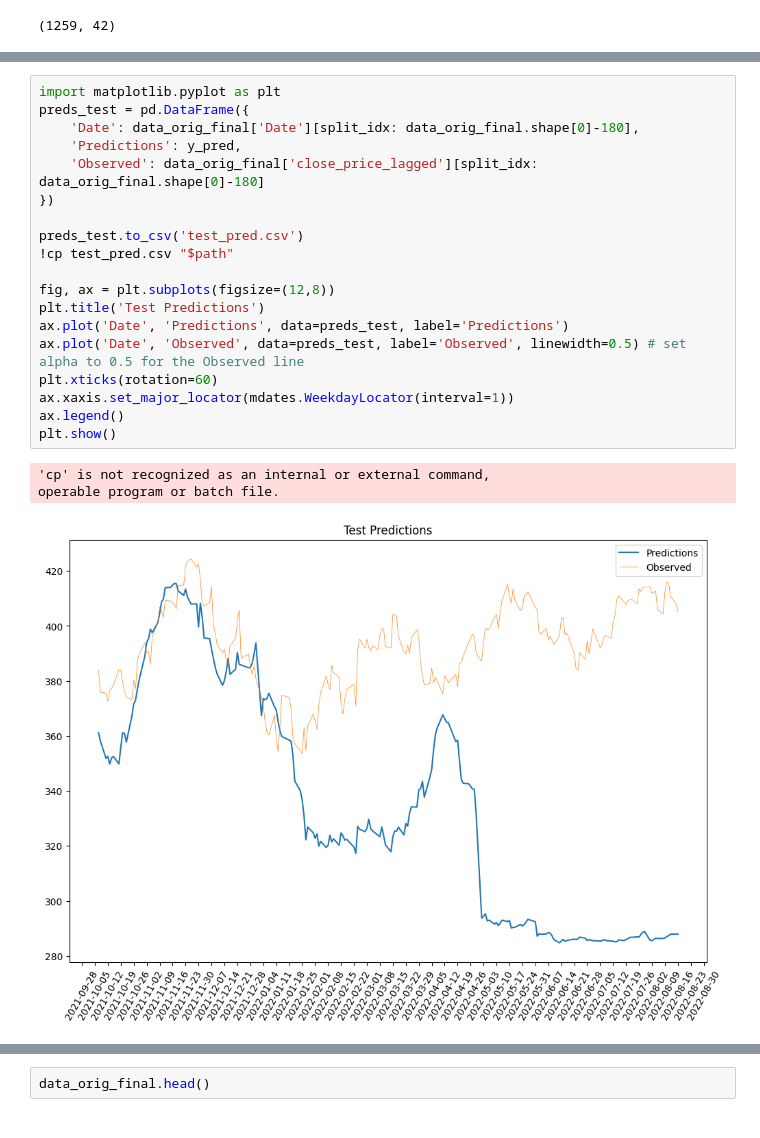
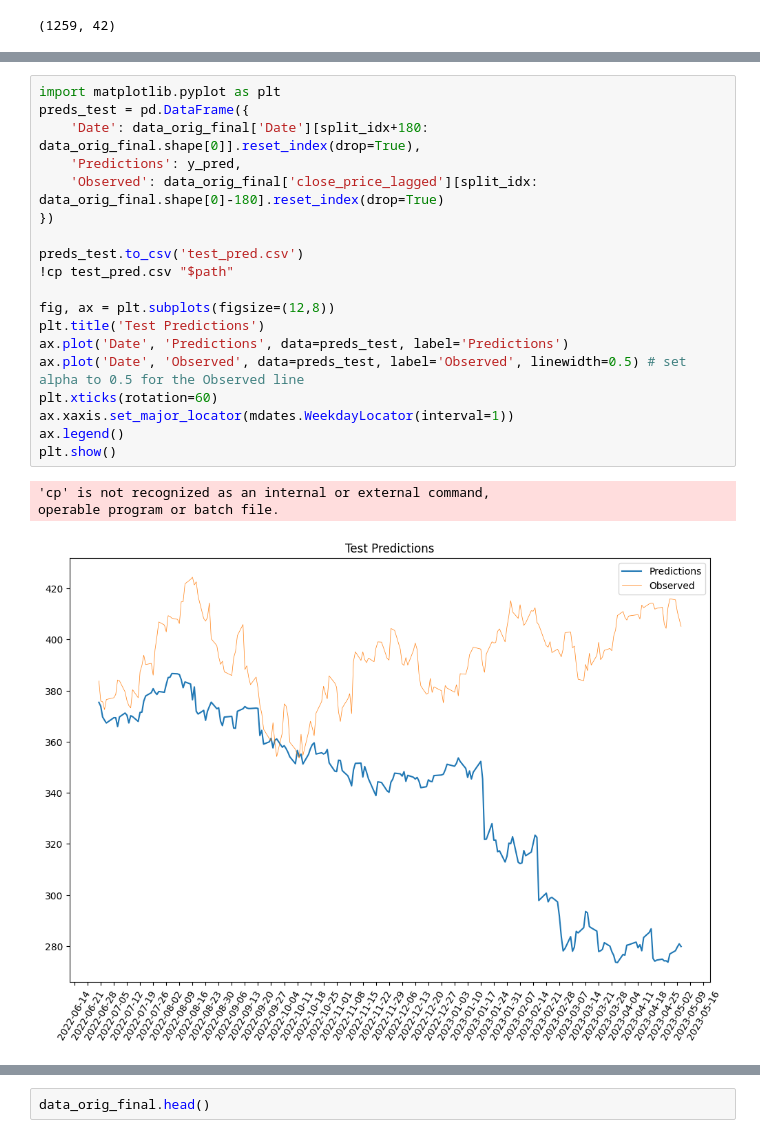
Before and after one commit to yaoyzz/Finance-LLM, a Jupyter notebook: lstm/lstm.ipynb, the cells around one changed output, grey strips where cells are left out. Cells and saved outputs as stored; diff of their text form.

```diff
--- a/lstm/lstm.ipynb
+++ b/lstm/lstm.ipynb
@@ -240,26 +269,26 @@ len(y_pred)
 # %%
 import matplotlib.pyplot as plt
 preds_test = pd.DataFrame({
-    'Date': data_orig_final['Date'][split_idx: data_orig_final.shape[0]-180],
+    'Date': data_orig_final['Date'][split_idx+180: data_orig_final.shape[0]].reset_index(drop=True),
     'Predictions': y_pred,
-    'Observed': data_orig_final['close_price_lagged'][split_idx: data_orig_final.shape[0]-180]
+    'Observed': data_orig_final['close_price_lagged'][split_idx: data_orig_final.shape[0]-180].reset_index(drop=True)
 })
 
 preds_test.to_csv('test_pred.csv')
 !cp test_pred.csv "$path"
 
 fig, ax = plt.subplots(figsize=(12,8))
 plt.title('Test Predictions')
 ax.plot('Date', 'Predictions', data=preds_test, label='Predictions')
 ax.plot('Date', 'Observed', data=preds_test, label='Observed', linewidth=0.5) # set alpha to 0.5 for the Observed line
 plt.xticks(rotation=60)
 ax.xaxis.set_major_locator(mdates.WeekdayLocator(interval=1))
 ax.legend()
 plt.show()
 # %% [output]
 'cp' is not recognized as an internal or external command,
 operable program or batch file.
-[figure, old version]
+[figure, new version]
 # %%
 # Predict next 6 months
 # Prepare the data
```
Also changed, not shown: parts of 12 cells of this notebook, 7 other files.
